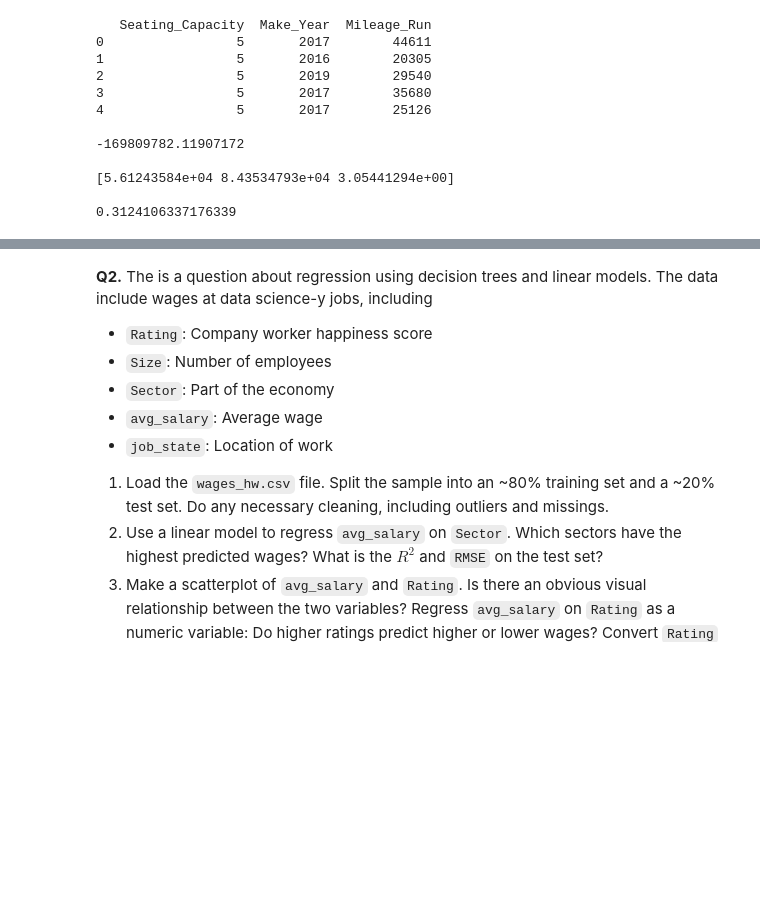
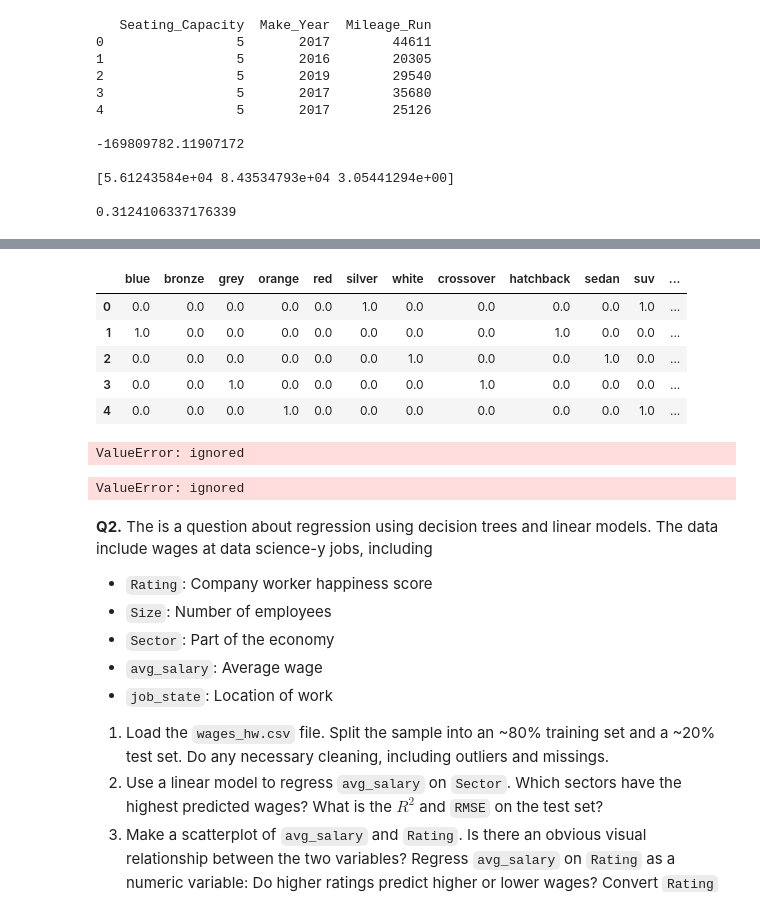
Before and after one commit to ToriStoner/assignment4, a Jupyter notebook: assignment4.ipynb, the cells around one changed output, grey strips where cells are left out. Saved outputs shown, nothing was run; the diff lists cells and outputs as text; code cells hidden in the pictures; blank space fills up the shorter version.

```diff
--- a/assignment4.ipynb
+++ b/assignment4.ipynb
@@ -169,5 +194,49 @@ X.head()
+# %%
+from sklearn.preprocessing import PolynomialFeatures
+
+X2 = pd.get_dummies(df['Color'], dtype=float) # Create dummies
+X3 = pd.get_dummies(df['Body_Type'], dtype=float)
+X4 = pd.get_dummies(df['Fuel_Type'], dtype=float)
+X5 = pd.get_dummies(df['Transmission_Type'], dtype=float)
+
+variables = pd.concat([X2,X3, X4, X5],axis=1) # Concatenate engineered features
+X.head()
+# %% [output]
+|  | blue | bronze | grey | orange | red | silver | white | crossover | hatchback | sedan | suv | ... |
+| 0 | 0.0 | 0.0 | 0.0 | 0.0 | 0.0 | 1.0 | 0.0 | 0.0 | 0.0 | 0.0 | 1.0 | ... |
+| 1 | 1.0 | 0.0 | 0.0 | 0.0 | 0.0 | 0.0 | 0.0 | 0.0 | 1.0 | 0.0 | 0.0 | ... |
+| 2 | 0.0 | 0.0 | 0.0 | 0.0 | 0.0 | 0.0 | 1.0 | 0.0 | 0.0 | 1.0 | 0.0 | ... |
+| 3 | 0.0 | 0.0 | 1.0 | 0.0 | 0.0 | 0.0 | 0.0 | 1.0 | 0.0 | 0.0 | 0.0 | ... |
+| 4 | 0.0 | 0.0 | 0.0 | 1.0 | 0.0 | 0.0 | 0.0 | 0.0 | 0.0 | 0.0 | 1.0 | ... |
+# %%
+vars = [variables]
+
+X = df.loc[:,vars] # Create feature matrix
+
+def maxmin(X):
+  X = (X-min(X))/(max(X)-min(X))
+  return(X)
+X = X.apply(maxmin)
+X.describe()
+
+
+# Split the sample:
+from sklearn.model_selection import train_test_split
+X_train, X_test, y_train, y_test = train_test_split(X,y,test_size=.2,random_state=100)
+# %% [output]
+ValueError: ignored
 # %%
 #5
+from sklearn.preprocessing import PolynomialFeatures
+
+X = df
+expander = PolynomialFeatures(degree=2,include_bias=False) # Create the expander
+Z = expander.fit_transform(X) # Pass the df into the expander to get powers/interactions of x and y
+names = expander.get_feature_names_out() # Get the names of these variables
+zdf = pd.DataFrame(data=Z, columns = names) # Create a new, expanded dataframe
+zdf.head()
+# %% [output]
+ValueError: ignored
 # %% [markdown]
 **Q2.** The is a question about regression using decision trees and linear models. The data include wages at data science-y jobs, including
 
```
Also changed, not shown: parts of 4 cells of this notebook.
